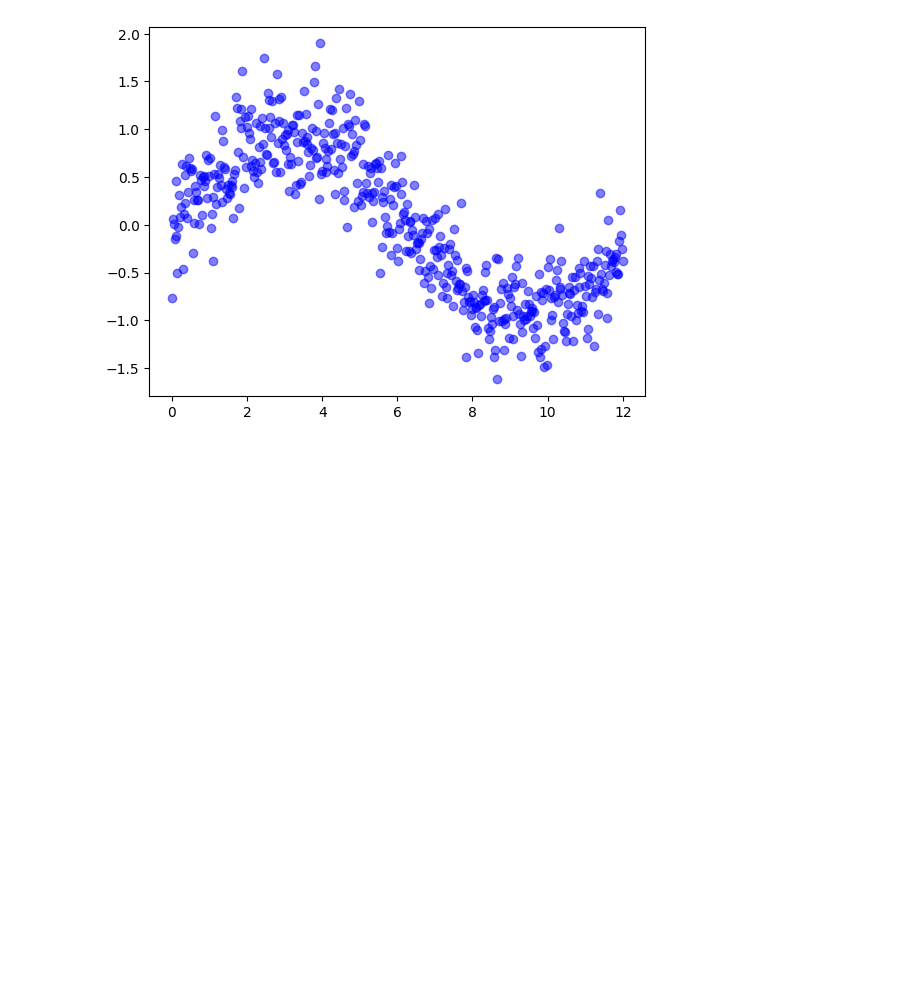
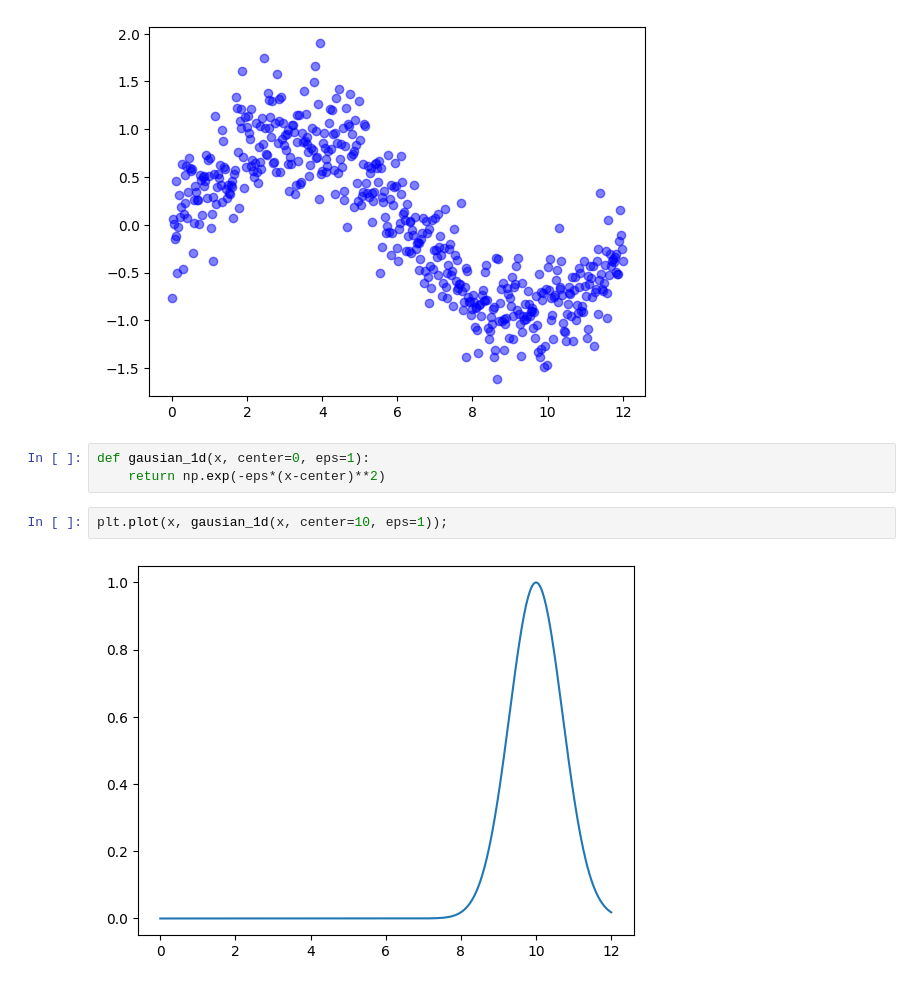
Before and after one commit to MBAhmadi/New-ML, a Jupyter notebook: 2.ipynb, the cells around one changed output. Drawn from its saved outputs; the diff is of its cells as text; blank space fills up the shorter version.

```diff
--- a/2.ipynb
+++ b/2.ipynb
@@ -13,3 +13,10 @@ y = np.sin(0.5*x) + np.random.normal(0, 0.3, x.shape)
 plt.scatter(x, y, c='blue', alpha=0.5);
 # %% [output]
 [figure]
+# %%
+def gausian_1d(x, center=0, eps=1):
+    return np.exp(-eps*(x-center)**2)
+# %%
+plt.plot(x, gausian_1d(x, center=10, eps=1));
+# %% [output]
+[figure, added]
```
Also changed, not shown: parts of 1 cell of this notebook.
